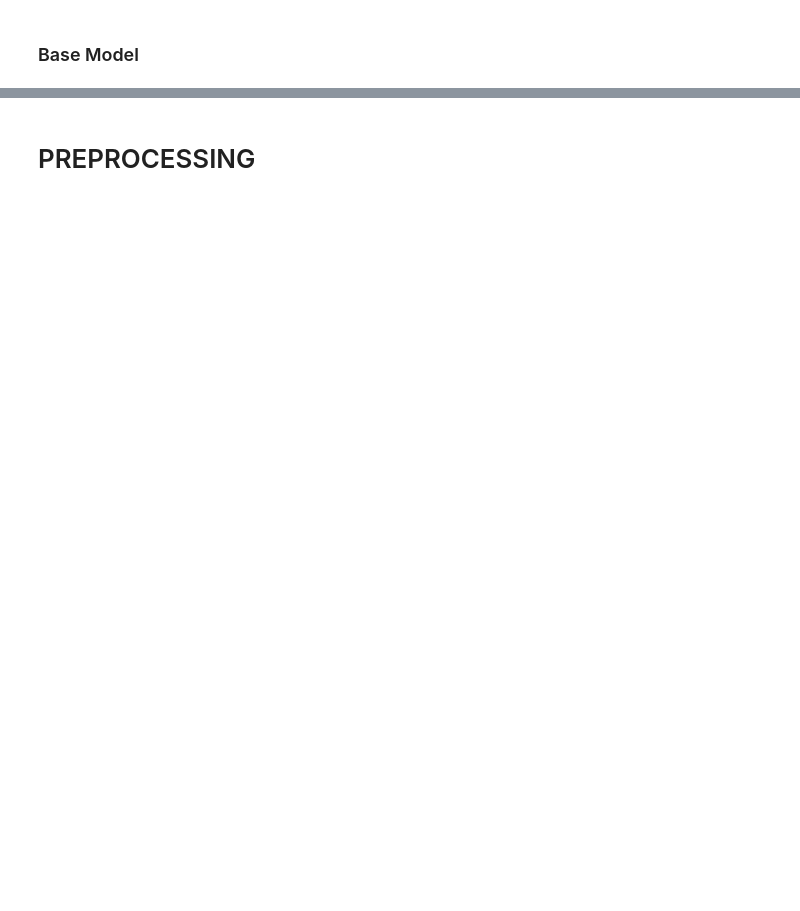
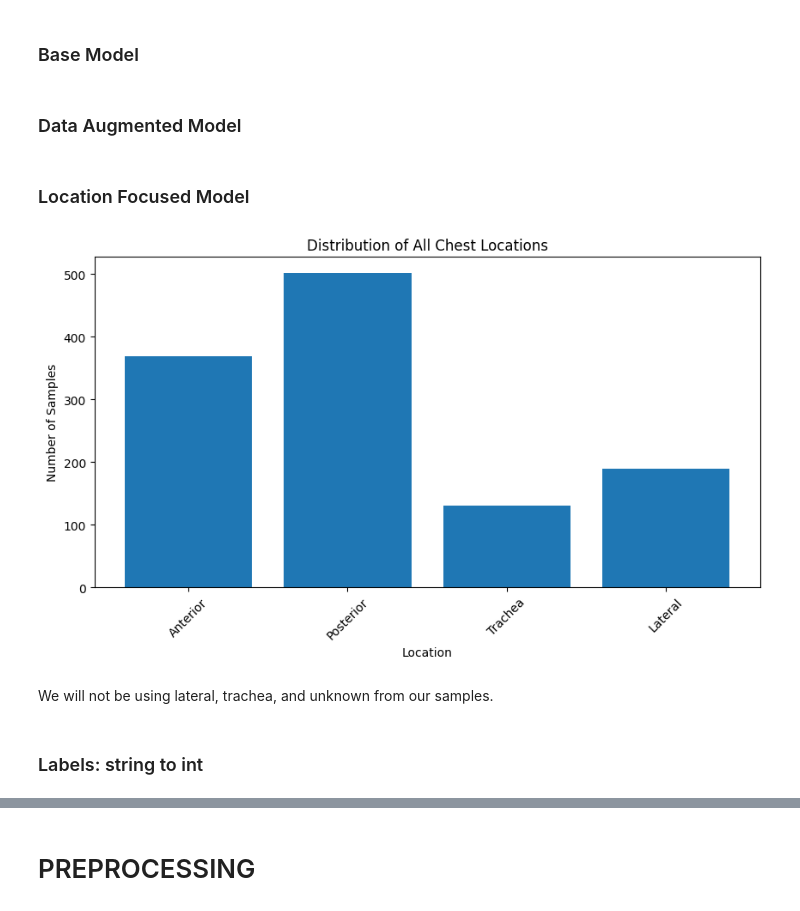
Before and after one commit to Kbeaty26/DS340-Project, a Jupyter notebook: projectCode.ipynb, the cells around one changed output, grey strips where cells are left out. Cells and saved outputs as stored; diff of their text form; code cells hidden in the pictures; blank space fills up the shorter version.

Commit message:
finished running models

```diff
--- a/projectCode.ipynb
+++ b/projectCode.ipynb
@@ -177,0 +164,4 @@ to_index
+# %%
+# Collect all audio files and diagnosises in sets
+raw_audios = set(s.audio_path for s in diagnosis_list)
+all_diagnosis = set(d.diagnosis for d in diagnosis_list)
@@ -220,9 +173,0 @@ def audio_features(filename):
-# %%
-features = []
-labels = []
-
-for f in diagnosis_list:
-    y, sr = librosa.load(f.image_path, sr=None)
-    feat = audio_features_from_wave(y, sr)
-    features.append(feat)
-    labels.append(to_index[f.diagnosis])
@@ -228,0 +213,2 @@ for f in diagnosis_list:
+# %% [markdown]
+### Data Augmented Model
@@ -228,0 +287,39 @@ for f in diagnosis_list:
+# %% [markdown]
+### Location Focused Model
+# %%
+def extract_location_metadata(filename):
+# extract chest location of where recording was taken from
+# important to note, some samples will not be looked at because they don't fit into mapping
+    location_map = {
+        'A': 'Anterior',
+        'P': 'Posterior',
+        'T': 'Trachea',
+        'L': 'Lateral',
+    }
+    if 'mendeley' in filename.lower():
+        parts = filename.split(',')
+        location_code = parts[-3].strip()[0]
+        return location_map.get(location_code,'Unknown')
+    elif 'kaggle' in filename.lower():
+        parts = filename.split('_')
+        location_code = parts[-3][0]
+        return location_map.get(location_code, 'Unknown')
+    return 'Unknown'
+# %%
+locations = [str(extract_location_metadata(f)) for f in raw_audios]
+location_counts = Counter(locations)
+
+# plot the distribution
+plt.figure(figsize=(10,5))
+plt.bar(location_counts.keys(), location_counts.values())
+plt.xlabel('Location')
+plt.ylabel('Number of Samples')
+plt.title('Distribution of All Chest Locations')
+plt.xticks(rotation=45)
+plt.show()
+# %% [output]
+[figure, added]
+# %% [markdown]
+We will not be using lateral, trachea, and unknown from our samples.
+# %% [markdown]
+### Labels: string to int
```
Also changed, not shown: parts of 46 cells of this notebook, 2 other files.
